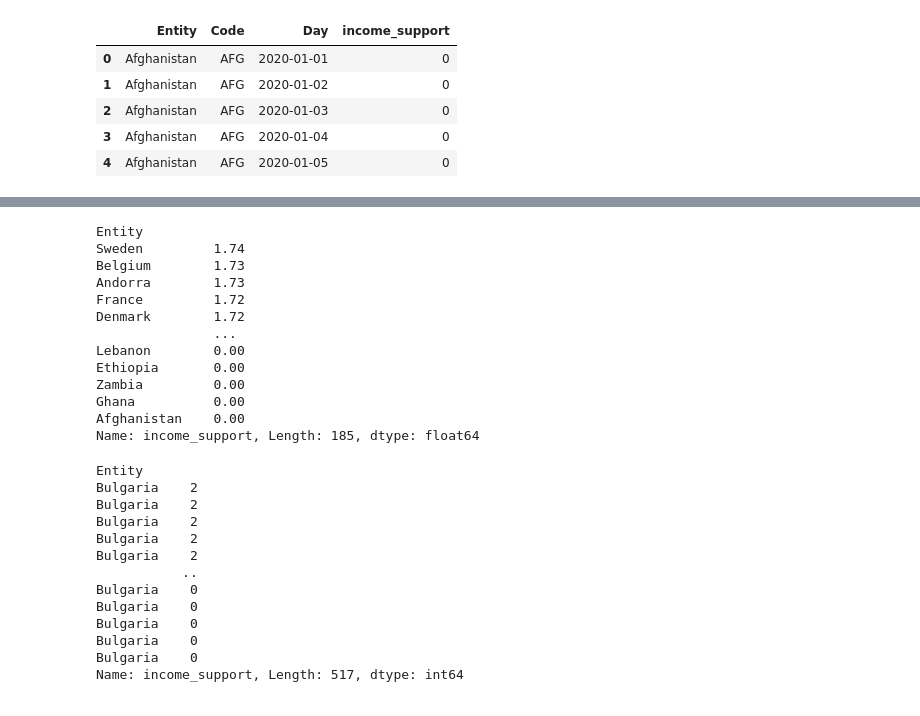
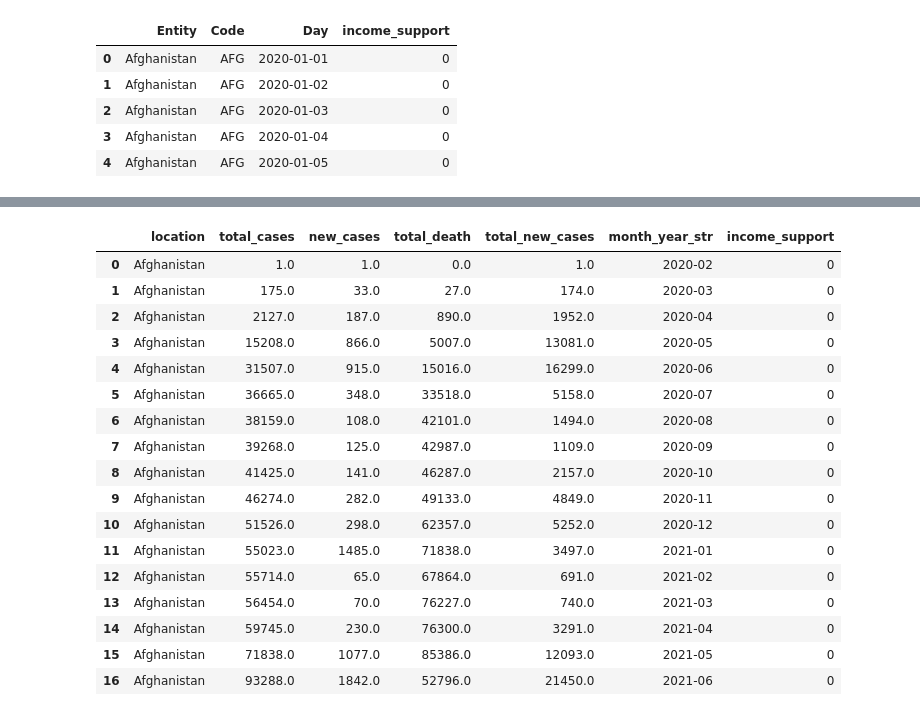
Before and after one commit to nithiyasuresh/Project-1-Covid-PolicyChangesAnalysis, a Jupyter notebook: project1.ipynb, the cells around one changed output, grey strips where cells are left out. Saved outputs shown, nothing was run; the diff lists cells and outputs as text; code cells hidden in the pictures.

Commit message:
File Update Income

```diff
--- a/project1.ipynb
+++ b/project1.ipynb
@@ -406,3 +401,6 @@ income_data.head()
 | 2 | Afghanistan | AFG | 2020-01-03 | 0 |
 | 3 | Afghanistan | AFG | 2020-01-04 | 0 |
 | 4 | Afghanistan | AFG | 2020-01-05 | 0 |
+# %%
+income_afg = income_data[income_data.Entity == "Afghanistan"]
+income_afg
@@ -408,0 +421,3 @@ income_data.head()
+# %%
+income_afg['month_year'] = pd.to_datetime(income_afg['Day']).dt.to_period('M')
+income_afg.head()
@@ -408,0 +435,5 @@ income_data.head()
+# %%
+income_df = income_afg.groupby(["month_year"])[["Entity","income_support","month_year"]].max()
+
+income_df.reset_index(drop=True, inplace=True)
+income_df
@@ -408,0 +458,22 @@ income_data.head()
+# %%
+agf_2_income = pd.merge(merge_afg,income_df, on = "month_year")
+agf_2_income.drop(['Entity','month_year'], axis=1)
+# %% [output]
+|  | location | total_cases | new_cases | total_death | total_new_cases | month_year_str | income_support |
+| 0 | Afghanistan | 1.0 | 1.0 | 0.0 | 1.0 | 2020-02 | 0 |
+| 1 | Afghanistan | 175.0 | 33.0 | 27.0 | 174.0 | 2020-03 | 0 |
+| 2 | Afghanistan | 2127.0 | 187.0 | 890.0 | 1952.0 | 2020-04 | 0 |
+| 3 | Afghanistan | 15208.0 | 866.0 | 5007.0 | 13081.0 | 2020-05 | 0 |
+| 4 | Afghanistan | 31507.0 | 915.0 | 15016.0 | 16299.0 | 2020-06 | 0 |
+| 5 | Afghanistan | 36665.0 | 348.0 | 33518.0 | 5158.0 | 2020-07 | 0 |
+| 6 | Afghanistan | 38159.0 | 108.0 | 42101.0 | 1494.0 | 2020-08 | 0 |
+| 7 | Afghanistan | 39268.0 | 125.0 | 42987.0 | 1109.0 | 2020-09 | 0 |
+| 8 | Afghanistan | 41425.0 | 141.0 | 46287.0 | 2157.0 | 2020-10 | 0 |
+| 9 | Afghanistan | 46274.0 | 282.0 | 49133.0 | 4849.0 | 2020-11 | 0 |
+| 10 | Afghanistan | 51526.0 | 298.0 | 62357.0 | 5252.0 | 2020-12 | 0 |
+| 11 | Afghanistan | 55023.0 | 1485.0 | 71838.0 | 3497.0 | 2021-01 | 0 |
+| 12 | Afghanistan | 55714.0 | 65.0 | 67864.0 | 691.0 | 2021-02 | 0 |
+| 13 | Afghanistan | 56454.0 | 70.0 | 76227.0 | 740.0 | 2021-03 | 0 |
+| 14 | Afghanistan | 59745.0 | 230.0 | 76300.0 | 3291.0 | 2021-04 | 0 |
+| 15 | Afghanistan | 71838.0 | 1077.0 | 85386.0 | 12093.0 | 2021-05 | 0 |
+| 16 | Afghanistan | 93288.0 | 1842.0 | 52796.0 | 21450.0 | 2021-06 | 0 |
@@ -409,39 +488,11 @@ income_data.head()
 # %%
 
-income_df = round(income_data.groupby(["Entity"])["income_support"].mean(),2)
-income_df
-income_df.sort_values(ascending = False)
+# income_df = round(income_data.groupby(["Entity"])["income_support"].mean(),2)
+# income_df
+# # income_df.sort_values(ascending = False)
-# %% [output]
-Entity
-Sweden         1.74
-Belgium        1.73
-Andorra        1.73
-France         1.72
-Denmark        1.72
-               ...
-Lebanon        0.00
-Ethiopia       0.00
-Zambia         0.00
-Ghana          0.00
-Afghanistan    0.00
-Name: income_support, Length: 185, dtype: float64
 # %%
-df = income_data.set_index("Entity")
+# df = income_data.set_index("Entity")
 
-# df = income_data.loc["Afghanistan"]
-df_income = df.loc["Bulgaria"]
-df_income["income_support"].sort_values(ascending = False)
+# # df = income_data.loc["Afghanistan"]
+# df_income = df.loc["Bulgaria"]
+# df_income["income_support"].sort_values(ascending = False)
-# %% [output]
-Entity
-Bulgaria    2
-Bulgaria    2
-Bulgaria    2
-Bulgaria    2
-Bulgaria    2
-           ..
-Bulgaria    0
-Bulgaria    0
-Bulgaria    0
-Bulgaria    0
-Bulgaria    0
-Name: income_support, Length: 517, dtype: int64
```
Also changed, not shown: parts of 12 cells of this notebook.
